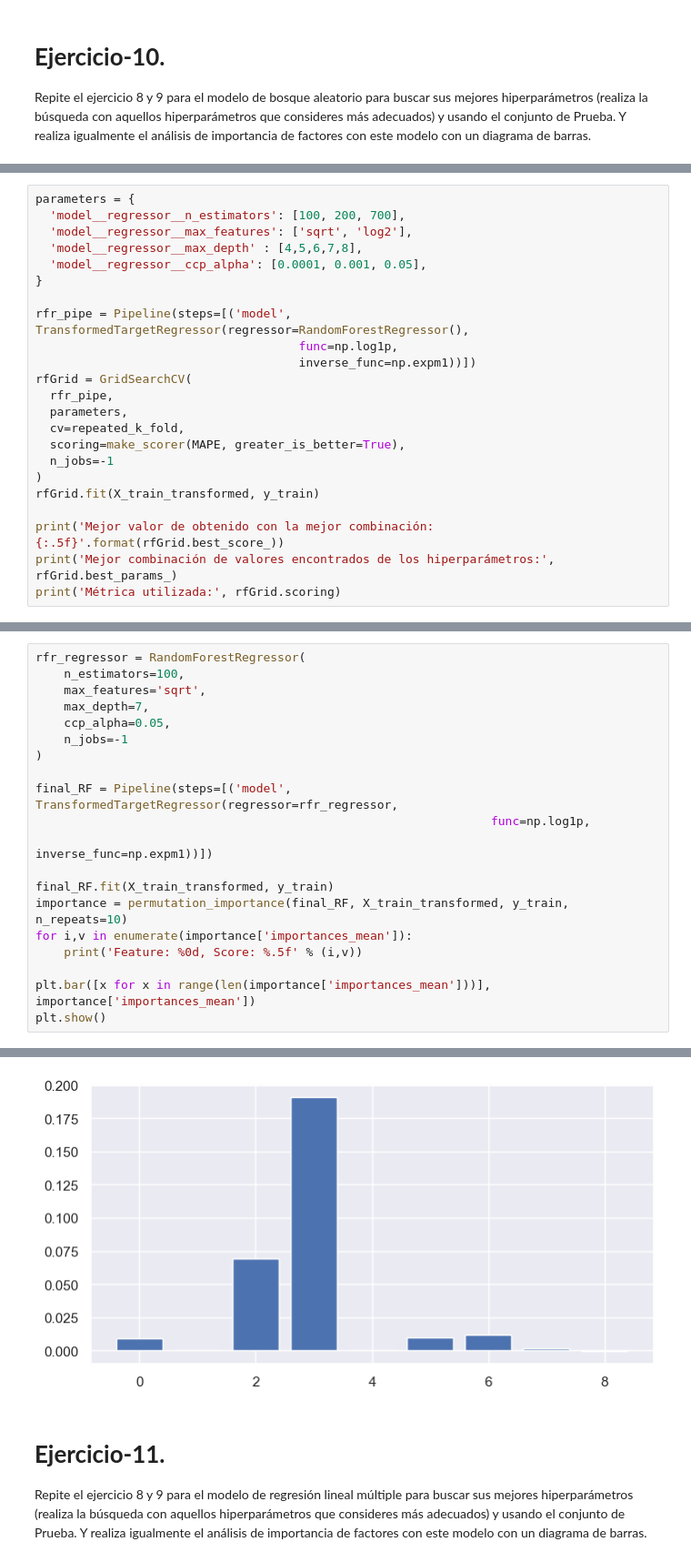
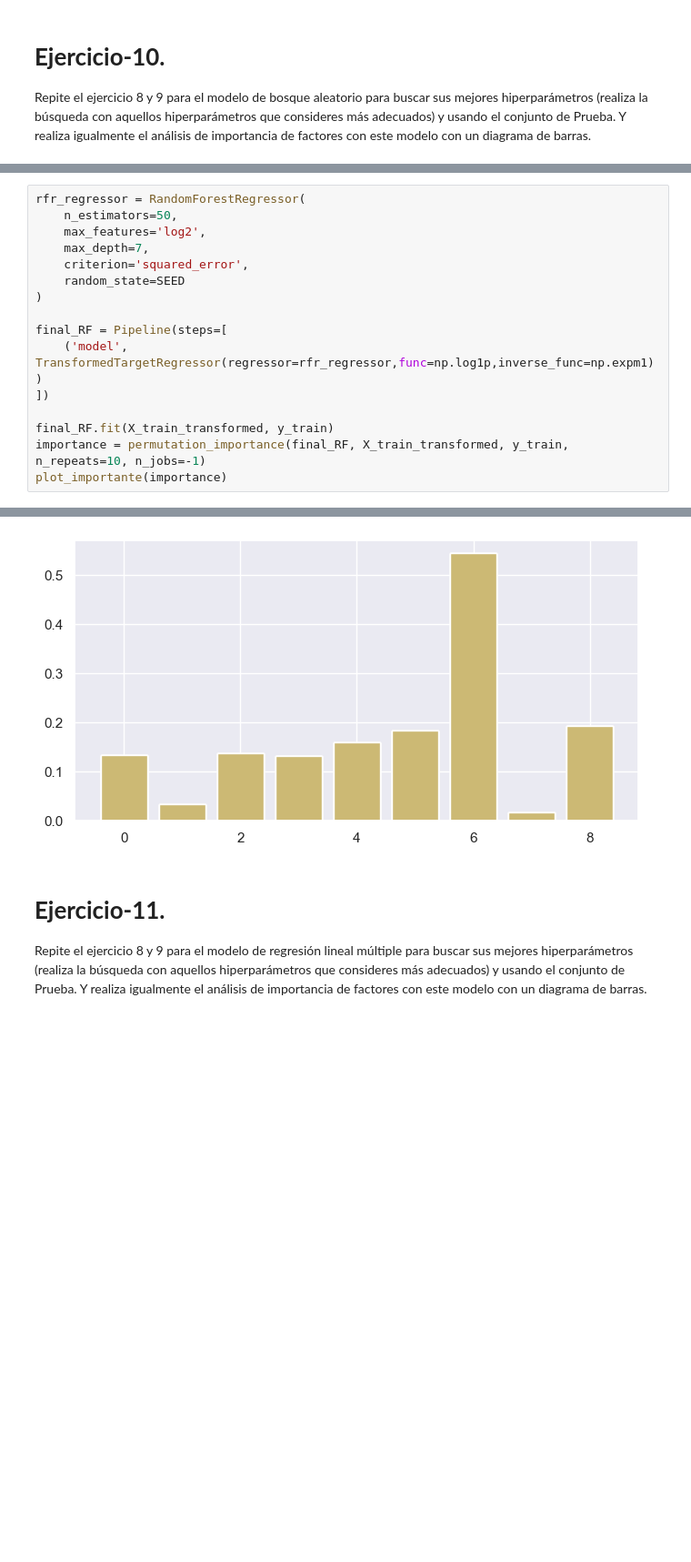
Before and after one commit to diego-carrera/iaa-equipo-30, a Jupyter notebook: semana7/MNA_IAyAA_semana_7_Actividad.ipynb, the cells around one changed output, grey strips where cells are left out. Shown at 91% size. Drawn from its saved outputs; the diff is of its cells as text; blank space fills up the shorter version.

```diff
--- a/semana7/MNA_IAyAA_semana_7_Actividad.ipynb
+++ b/semana7/MNA_IAyAA_semana_7_Actividad.ipynb
@@ -654,23 +582,0 @@ Feature: 8, Score: 0.05598
-# %%
-parameters = {
-  'model__regressor__n_estimators': [100, 200, 700],
-  'model__regressor__max_features': ['sqrt', 'log2'],
-  'model__regressor__max_depth' : [4,5,6,7,8],
-  'model__regressor__ccp_alpha': [0.0001, 0.001, 0.05],
-}
-
-rfr_pipe = Pipeline(steps=[('model', TransformedTargetRegressor(regressor=RandomForestRegressor(),
-                                     func=np.log1p,
-                                     inverse_func=np.expm1))])
-rfGrid = GridSearchCV(
-  rfr_pipe,
-  parameters,
-  cv=repeated_k_fold,
-  scoring=make_scorer(MAPE, greater_is_better=True),
-  n_jobs=-1
-)
-rfGrid.fit(X_train_transformed, y_train)
-
-print('Mejor valor de obtenido con la mejor combinación: {:.5f}'.format(rfGrid.best_score_))
-print('Mejor combinación de valores encontrados de los hiperparámetros:', rfGrid.best_params_)
-print('Métrica utilizada:', rfGrid.scoring)
@@ -681,21 +583,17 @@ Métrica utilizada: make_scorer(MAPE)
 # %%
 rfr_regressor = RandomForestRegressor(
-    n_estimators=100,
-    max_features='sqrt',
+    n_estimators=50,
+    max_features='log2',
     max_depth=7,
-    ccp_alpha=0.05,
-    n_jobs=-1
+    criterion='squared_error',
+    random_state=SEED
 )
 
-final_RF = Pipeline(steps=[('model', TransformedTargetRegressor(regressor=rfr_regressor,
-                                                                func=np.log1p,
-                                                                inverse_func=np.expm1))])
+final_RF = Pipeline(steps=[
+    ('model', TransformedTargetRegressor(regressor=rfr_regressor,func=np.log1p,inverse_func=np.expm1))
+])
 
 final_RF.fit(X_train_transformed, y_train)
-importance = permutation_importance(final_RF, X_train_transformed, y_train, n_repeats=10)
-for i,v in enumerate(importance['importances_mean']):
-	print('Feature: %0d, Score: %.5f' % (i,v))
-
-plt.bar([x for x in range(len(importance['importances_mean']))], importance['importances_mean'])
-plt.show()
+importance = permutation_importance(final_RF, X_train_transformed, y_train, n_repeats=10, n_jobs=-1)
+plot_importante(importance)
 # %% [output]
@@ -711,4 +609,4 @@ Feature: 8, Score: -0.00034
-[figure, old version]
+[figure, new version]
 # %% [markdown]
 # **Ejercicio-11.**
 
```
Also changed, not shown: parts of 19 cells of this notebook.
